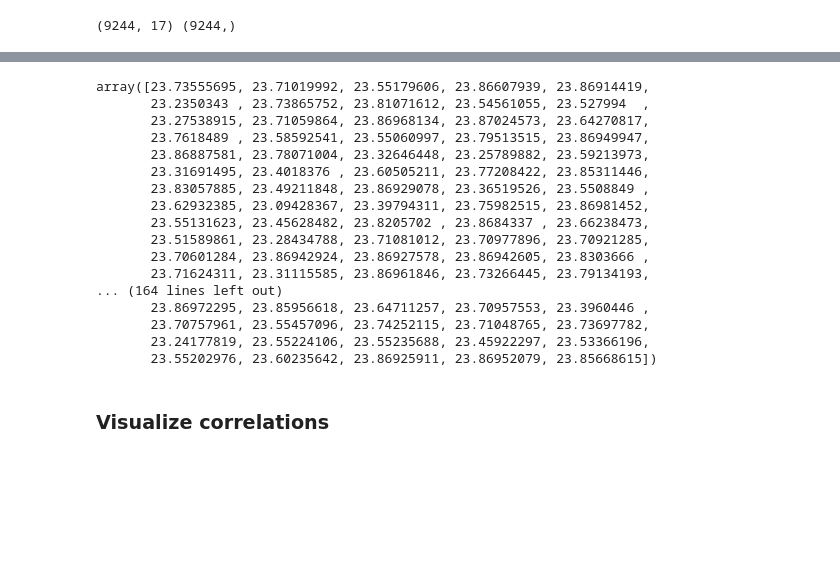
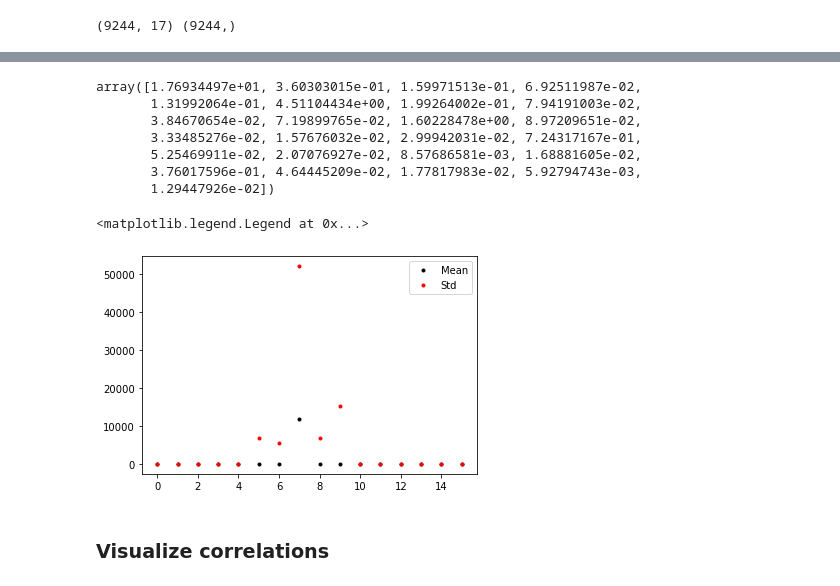
Before and after one commit to marcoguerra192/ProteinClassifier2025, a Jupyter notebook: FeatureEngineering.ipynb, the cells around one changed output, grey strips where cells are left out. Saved outputs shown, nothing was run; the diff lists cells and outputs as text; code cells hidden in the pictures; blank space fills up the shorter version.

```diff
--- a/FeatureEngineering.ipynb
+++ b/FeatureEngineering.ipynb
@@ -74,3 +71,6 @@ labels = np.load(os.path.join(save_descs_path,Model+'Labels.npy'))
 print(data.shape, labels.shape)
 # %% [output]
 (9244, 17) (9244,)
+# %%
+data = np.delete(data, 12, axis=1)
+data.shape
@@ -94,0 +98,10 @@ plt.plot(data2[:,5],'.')
+# %%
+means[25:50]
+# %% [output]
+array([1.76934497e+01, 3.60303015e-01, 1.59971513e-01, 6.92511987e-02,
+       1.31992064e-01, 4.51104434e+00, 1.99264002e-01, 7.94191003e-02,
+       3.84670654e-02, 7.19899765e-02, 1.60228478e+00, 8.97209651e-02,
+       3.33485276e-02, 1.57676032e-02, 2.99942031e-02, 7.24317167e-01,
+       5.25469911e-02, 2.07076927e-02, 8.57686581e-03, 1.68881605e-02,
+       3.76017596e-01, 4.64445209e-02, 1.77817983e-02, 5.92794743e-03,
+       1.29447926e-02])
@@ -95,22 +114,13 @@ plt.plot(data2[:,5],'.')
 # %%
+means = np.mean(data, axis = 0)
+stds = np.std(data, axis = 0)
-# %% [output]
-array([23.73555695, 23.71019992, 23.55179606, 23.86607939, 23.86914419,
-       23.2350343 , 23.73865752, 23.81071612, 23.54561055, 23.527994  ,
-       23.27538915, 23.71059864, 23.86968134, 23.87024573, 23.64270817,
-       23.7618489 , 23.58592541, 23.55060997, 23.79513515, 23.86949947,
-       23.86887581, 23.78071004, 23.32646448, 23.25789882, 23.59213973,
-       23.31691495, 23.4018376 , 23.60505211, 23.77208422, 23.85311446,
-       23.83057885, 23.49211848, 23.86929078, 23.36519526, 23.5508849 ,
-       23.62932385, 23.09428367, 23.39794311, 23.75982515, 23.86981452,
-       23.55131623, 23.45628482, 23.8205702 , 23.8684337 , 23.66238473,
-       23.51589861, 23.28434788, 23.71081012, 23.70977896, 23.70921285,
-       23.70601284, 23.86942924, 23.86927578, 23.86942605, 23.8303666 ,
-       23.71624311, 23.31115585, 23.86961846, 23.73266445, 23.79134193,
-... (164 lines left out)
-       23.86972295, 23.85956618, 23.64711257, 23.70957553, 23.3960446 ,
-       23.70757961, 23.55457096, 23.74252115, 23.71048765, 23.73697782,
-       23.24177819, 23.55224106, 23.55235688, 23.45922297, 23.53366196,
-       23.55202976, 23.60235642, 23.86925911, 23.86952079, 23.85668615])
+# %%
+plt.plot(means,'.k', label='Mean')
+plt.plot(stds,'.r', label='Std')
+plt.legend()
+# %% [output]
+<matplotlib.legend.Legend at 0x...>
+[figure, added]
 # %% [markdown]
 ### Visualize correlations
 # %%
```
Also changed, not shown: parts of 26 cells of this notebook, 10 other files.
